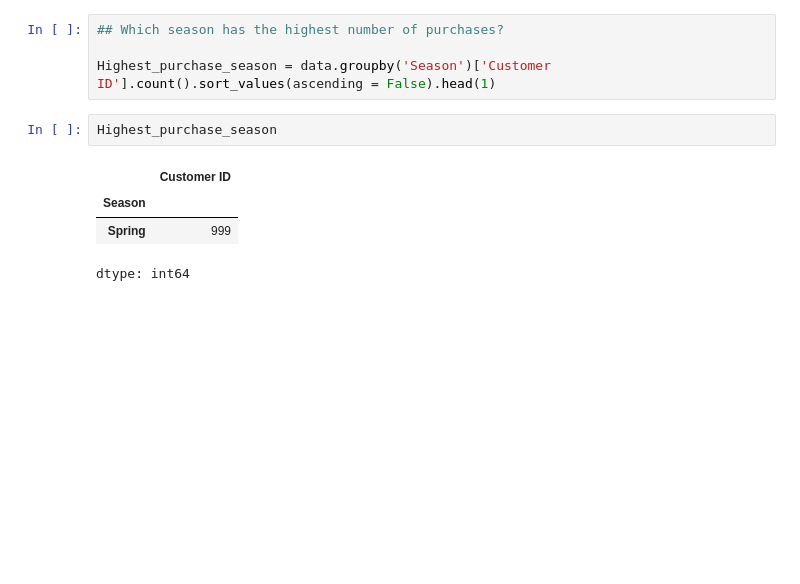
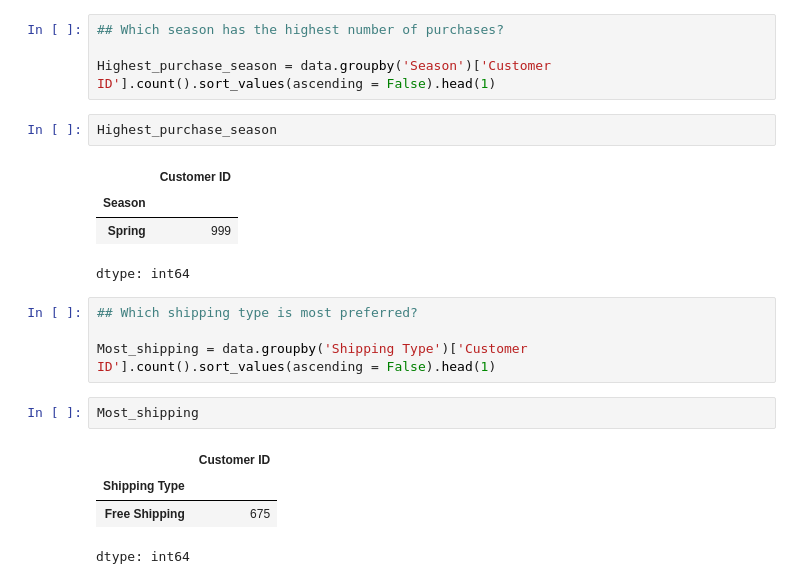
Before and after one commit to mdanushwaran/Shopping_trends_analytics, a Jupyter notebook: Shopping_trends_analytics.ipynb, the cells around one changed output. Saved outputs shown, nothing was run; the diff lists cells and outputs as text; blank space fills up the shorter version.

```diff
--- a/Shopping_trends_analytics.ipynb
+++ b/Shopping_trends_analytics.ipynb
@@ -924,3 +924,14 @@ Highest_purchase_season
 | Season |  |
 | Spring | 999 |
 dtype: int64
+# %%
+## Which shipping type is most preferred?
+
+Most_shipping = data.groupby('Shipping Type')['Customer ID'].count().sort_values(ascending = False).head(1)
+# %%
+Most_shipping
+# %% [output]
+|  | Customer ID |
+| Shipping Type |  |
+| Free Shipping | 675 |
+dtype: int64
```
